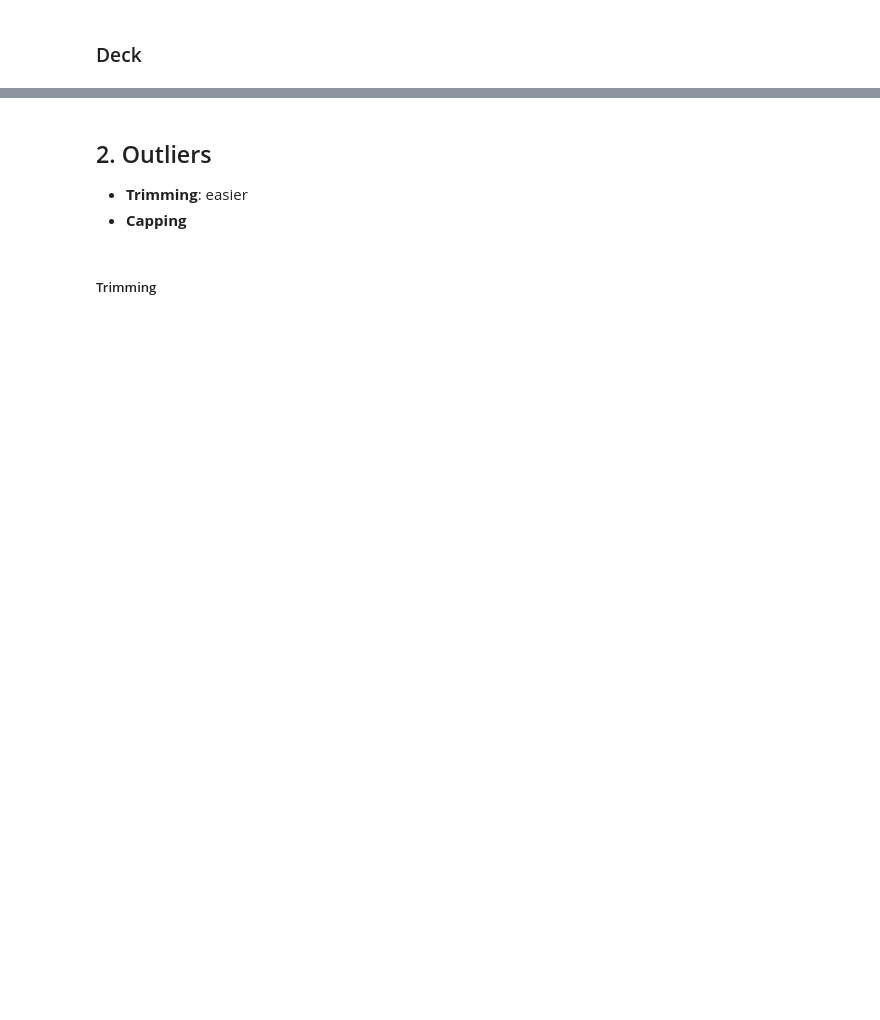
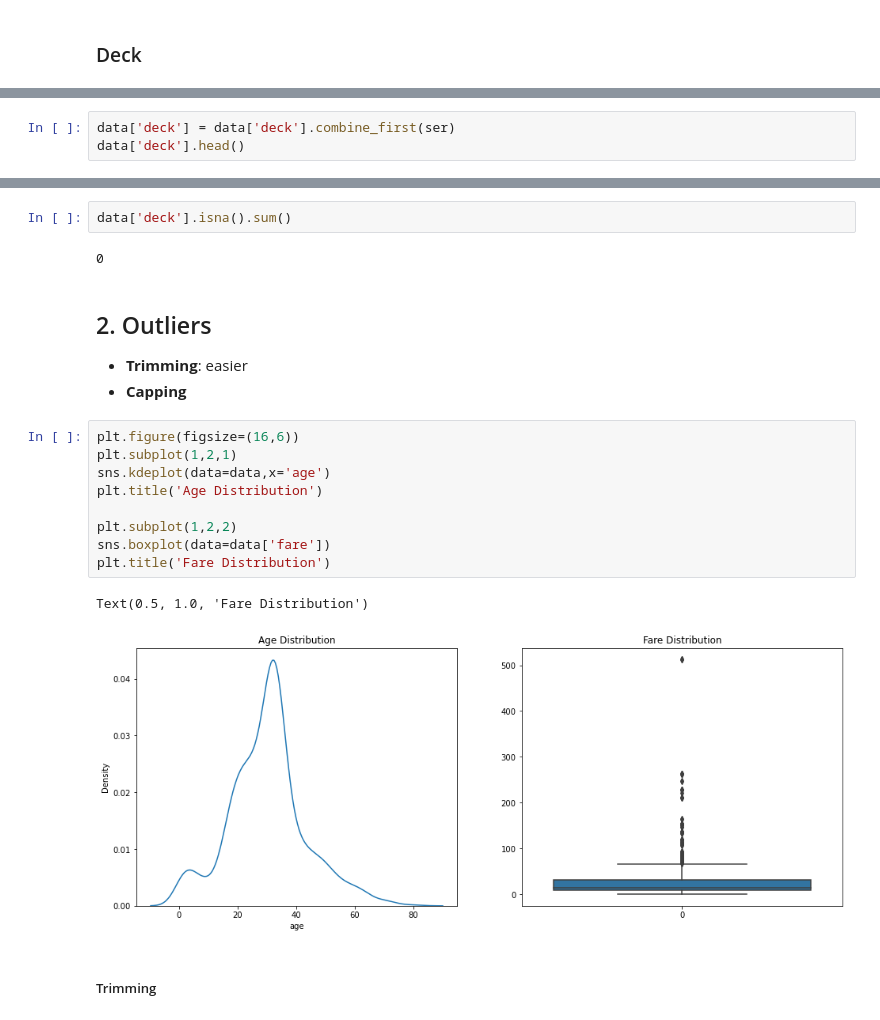
Before and after one commit to chang99729/py34sa3l2, a Jupyter notebook: Lecture 04/Logistic Regression.ipynb, the cells around one changed output, grey strips where cells are left out. Saved outputs shown, nothing was run; the diff lists cells and outputs as text; blank space fills up the shorter version.

```diff
--- a/Lecture 04/Logistic Regression.ipynb
+++ b/Lecture 04/Logistic Regression.ipynb
@@ -387,0 +458,3 @@ data['age'].isna().sum()
+# %%
+data['deck'] = data['deck'].combine_first(ser)
+data['deck'].head()
@@ -388,7 +469,23 @@ data['age'].isna().sum()
+# %%
+data['deck'].isna().sum()
+# %% [output]
+0
 # %% [markdown]
 ## 2. Outliers
 
 - **Trimming**: easier
 - **Capping**
+# %%
+plt.figure(figsize=(16,6))
+plt.subplot(1,2,1)
+sns.kdeplot(data=data,x='age')
+plt.title('Age Distribution')
+
+plt.subplot(1,2,2)
+sns.boxplot(data=data['fare'])
+plt.title('Fare Distribution')
+# %% [output]
+Text(0.5, 1.0, 'Fare Distribution')
+[figure, added]
 # %% [markdown]
 ##### Trimming
```
Also changed, not shown: parts of 51 cells of this notebook.
